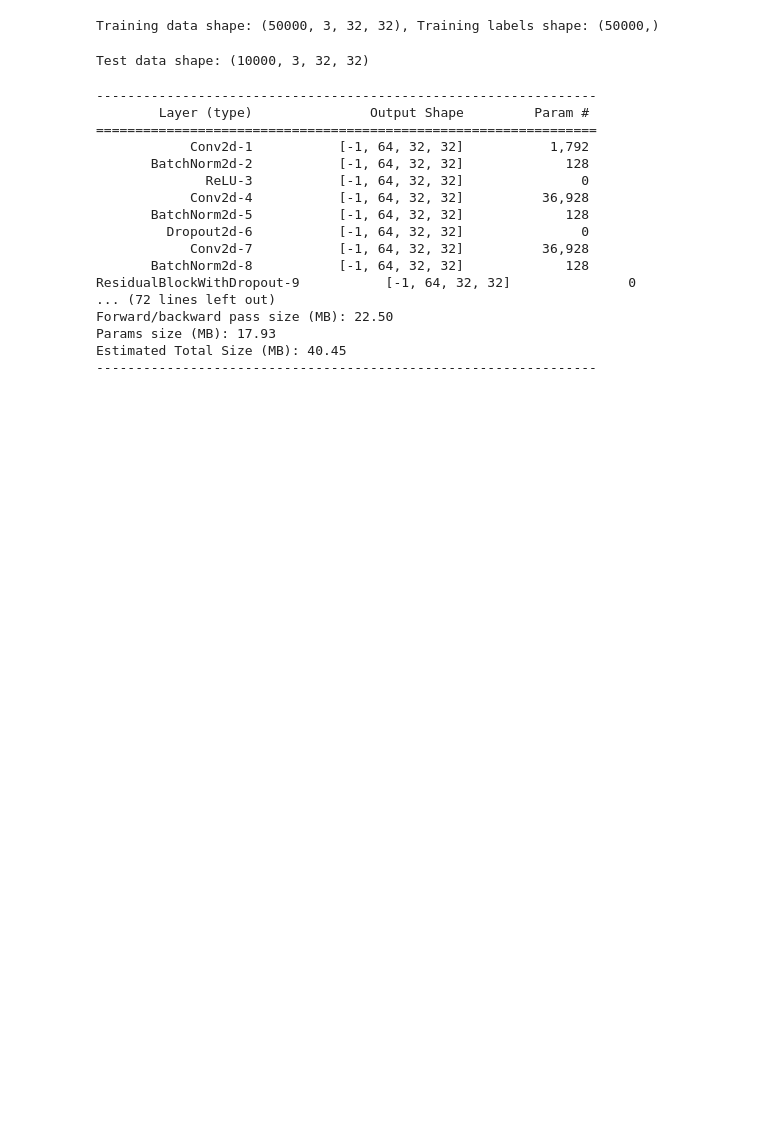
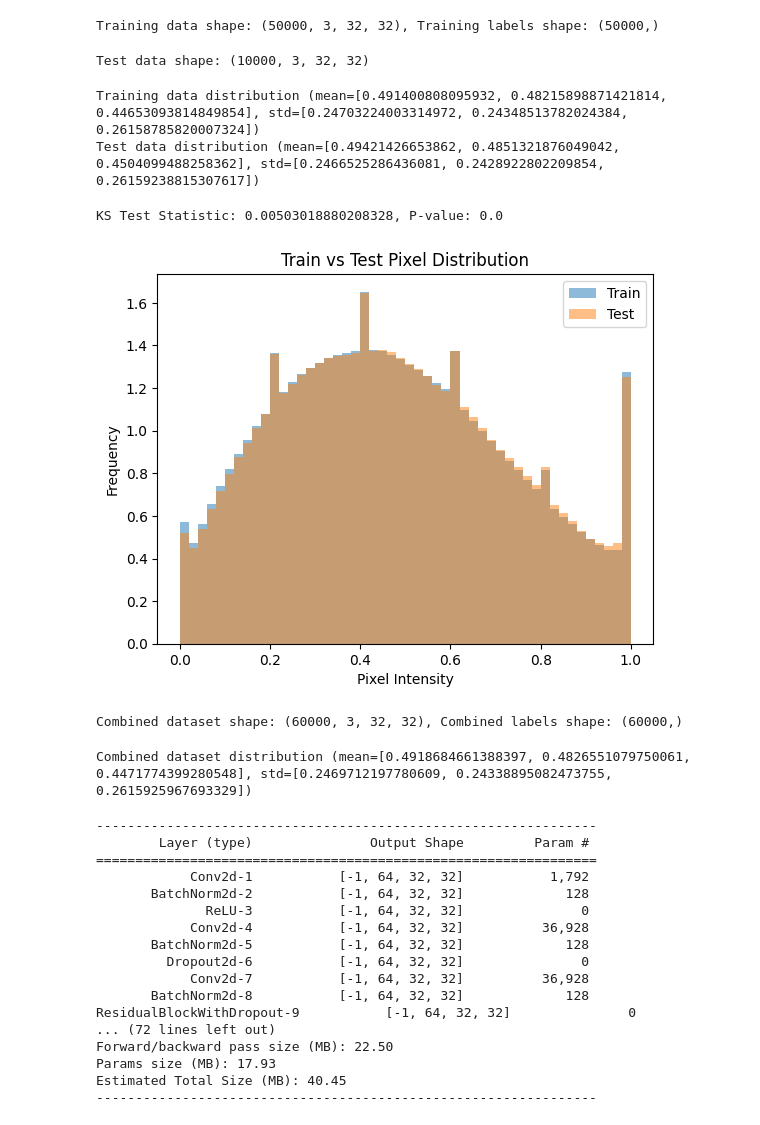
Before and after one commit to KevzPeter/Efficient-Resnet-CIFAR-10, a Jupyter notebook: Deep_Learning_Spring_2025_CIFAR_10_classification.ipynb, the cells around one changed output. Saved outputs shown, nothing was run; the diff lists cells and outputs as text; code cells hidden in the pictures; blank space fills up the shorter version.

```diff
--- a/Deep_Learning_Spring_2025_CIFAR_10_classification.ipynb
+++ b/Deep_Learning_Spring_2025_CIFAR_10_classification.ipynb
@@ -83,6 +84,55 @@ test_images, test_labels = load_batch(test_batch_file)
 print(f'Test data shape: {test_images.shape}')
 # %% [output]
 Test data shape: (10000, 3, 32, 32)
+# %%
+train_images_tensor = torch.tensor(train_images)  # Shape: [N, 3, 32, 32]
+test_images_tensor = torch.tensor(test_images)
+
+# Compute mean and std per channel (dim=(0,2,3) aggregates over batch and spatial dims)
+train_mean = train_images_tensor.mean(dim=(0, 2, 3)).tolist()
+train_std = train_images_tensor.std(dim=(0, 2, 3)).tolist()
+
+test_mean = test_images_tensor.mean(dim=(0, 2, 3)).tolist()
+test_std = test_images_tensor.std(dim=(0, 2, 3)).tolist()
+
+print(f"Training data distribution (mean={train_mean}, std={train_std})")
+print(f"Test data distribution (mean={test_mean}, std={test_std})")
+# %% [output]
+Training data distribution (mean=[0.491400808095932, 0.48215898871421814, 0.44653093814849854], std=[0.24703224003314972, 0.24348513782024384, 0.26158785820007324])
+Test data distribution (mean=[0.49421426653862, 0.4851321876049042, 0.4504099488258362], std=[0.2466525286436081, 0.2428922802209854, 0.26159238815307617])
+# %%
+# Perform a KS test (Kolmogorov-Smirnov Test) to compare distributions
+stat, p_value = stats.ks_2samp(train_images.flatten(), test_images.flatten())
+print(f"KS Test Statistic: {stat}, P-value: {p_value}")
+# %% [output]
+KS Test Statistic: 0.00503018880208328, P-value: 0.0
+# %%
+plt.hist(train_images.flatten(), bins=50, alpha=0.5, label="Train", density=True)
+plt.hist(test_images.flatten(), bins=50, alpha=0.5, label="Test", density=True)
+plt.xlabel("Pixel Intensity")
+plt.ylabel("Frequency")
+plt.legend()
+plt.title("Train vs Test Pixel Distribution")
+plt.show()
+# %% [output]
+[figure, added]
+# %%
+combined_images = np.concatenate((train_images, test_images), axis=0)
+combined_labels = np.concatenate((train_labels, test_labels), axis=0)
+
+print(f'Combined dataset shape: {combined_images.shape}, Combined labels shape: {combined_labels.shape}')
+# %% [output]
+Combined dataset shape: (60000, 3, 32, 32), Combined labels shape: (60000,)
+# %%
+combined_images_tensor = torch.tensor(combined_images)  # Shape: [N, 3, 32, 32]
+
+# Compute mean and std per channel (across batch and spatial dimensions)
+combined_mean = combined_images_tensor.mean(dim=(0, 2, 3)).tolist()
+combined_std = combined_images_tensor.std(dim=(0, 2, 3)).tolist()
+
+print(f"Combined dataset distribution (mean={combined_mean}, std={combined_std})")
+# %% [output]
+Combined dataset distribution (mean=[0.4918684661388397, 0.4826551079750061, 0.4471774399280548], std=[0.2469712197780609, 0.24338895082473755, 0.2615925967693329])
 # %%
 train_transform = transforms.Compose([
     transforms.RandomCrop(32, padding=4),
```
Also changed, not shown: parts of 23 cells of this notebook.
